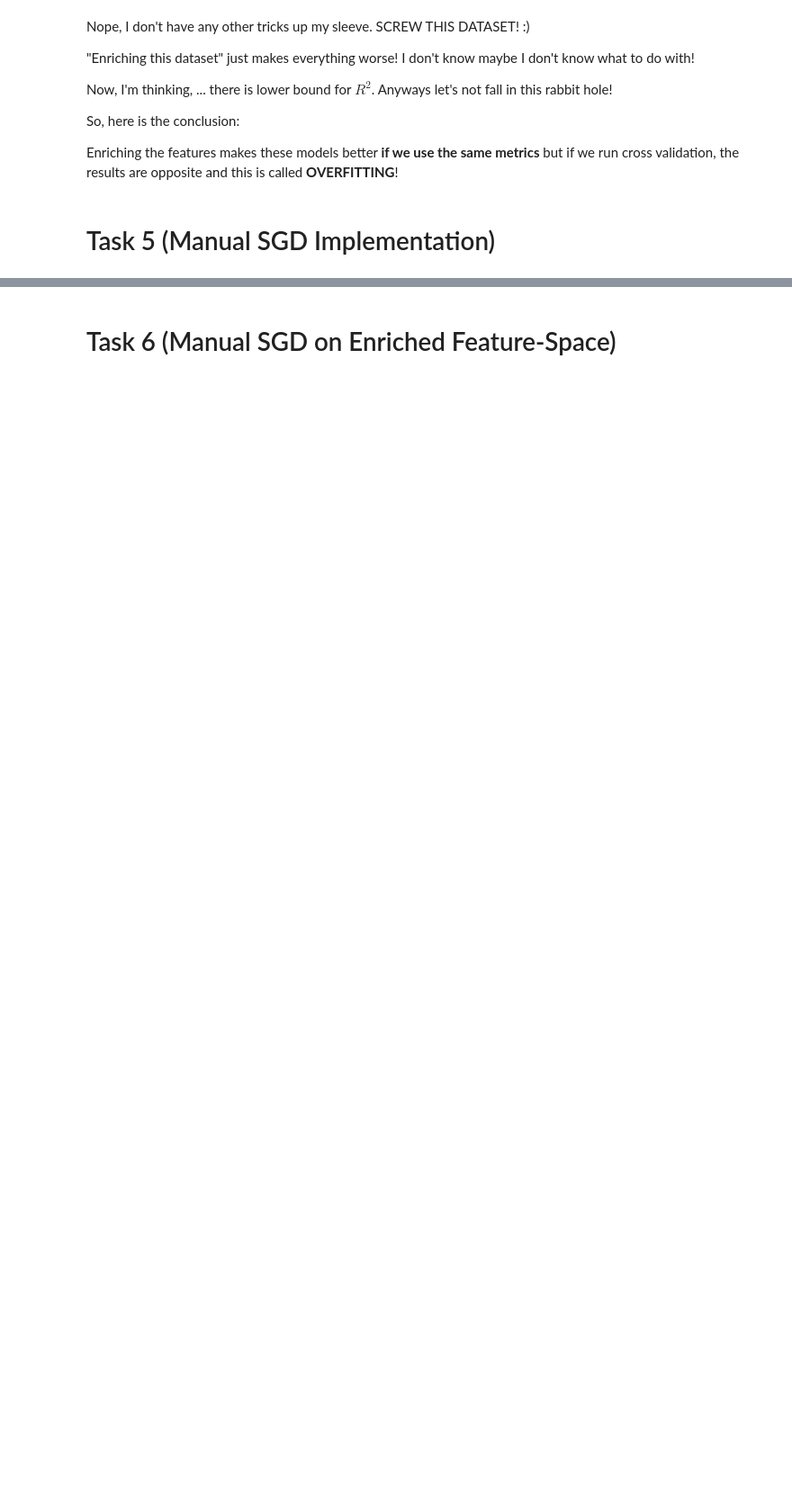
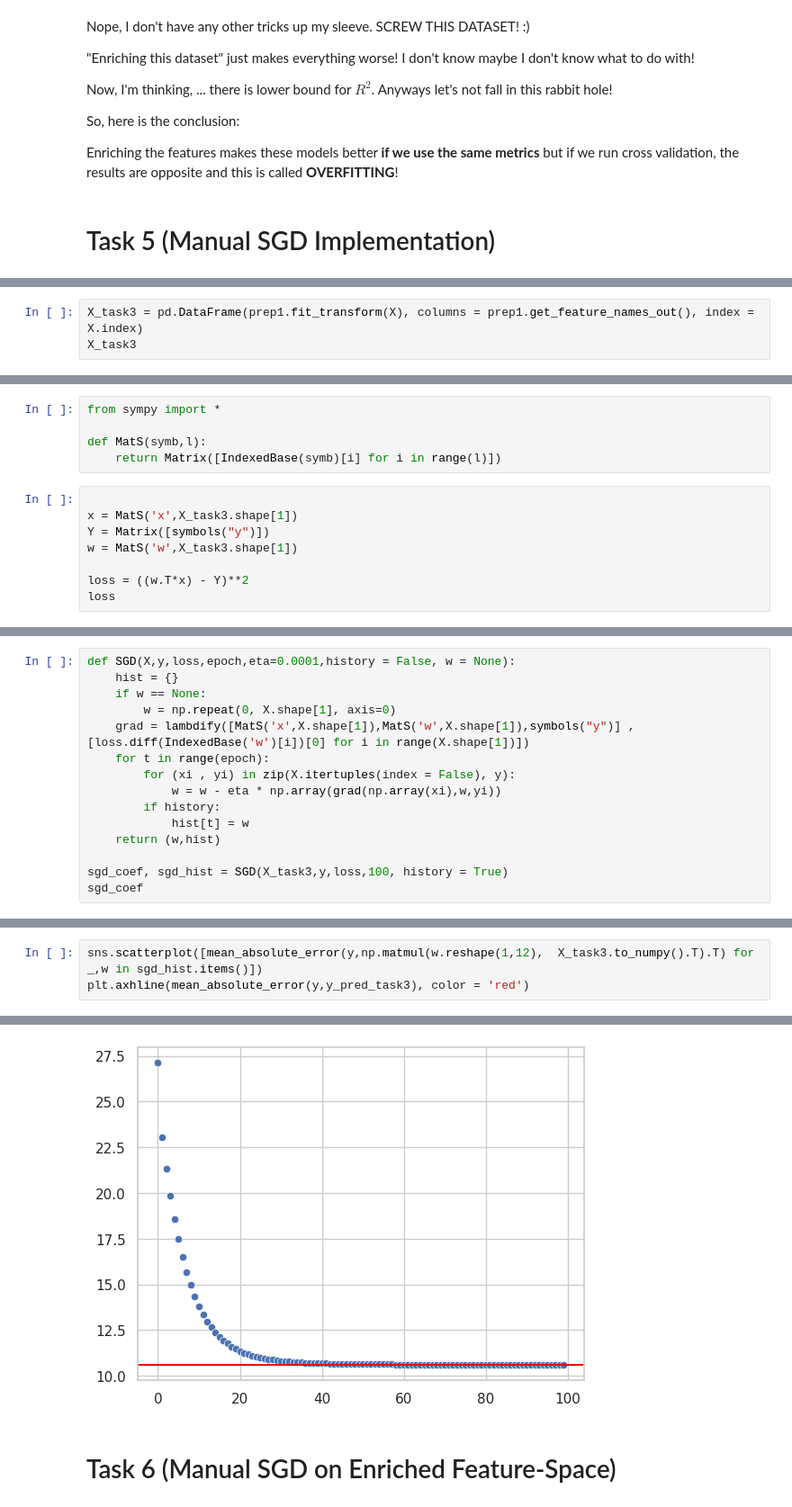
Before and after one commit to akp2003/Machine_Learning_Exercises, a Jupyter notebook: Adv_AI/P1/Project1.ipynb, the cells around one changed output, grey strips where cells are left out. Shown at 90% size. Saved outputs shown, nothing was run; the diff lists cells and outputs as text; blank space fills up the shorter version.

Commit message:
Add Task 5 and 6

```diff
--- a/Adv_AI/P1/Project1.ipynb
+++ b/Adv_AI/P1/Project1.ipynb
@@ -732,0 +722,3 @@ Enriching the features makes these models better **if we use the same metrics**
+# %%
+X_task3 = pd.DataFrame(prep1.fit_transform(X), columns = prep1.get_feature_names_out(), index = X.index)
+X_task3
@@ -732,0 +741,13 @@ Enriching the features makes these models better **if we use the same metrics**
+# %%
+from sympy import *
+
+def MatS(symb,l):
+    return Matrix([IndexedBase(symb)[i] for i in range(l)])
+# %%
+
+x = MatS('x',X_task3.shape[1])
+Y = Matrix([symbols("y")])
+w = MatS('w',X_task3.shape[1])
+
+loss = ((w.T*x) - Y)**2
+loss
@@ -732,0 +787,15 @@ Enriching the features makes these models better **if we use the same metrics**
+# %%
+def SGD(X,y,loss,epoch,eta=0.0001,history = False, w = None):
+    hist = {}
+    if w == None:
+        w = np.repeat(0, X.shape[1], axis=0)
+    grad = lambdify([MatS('x',X.shape[1]),MatS('w',X.shape[1]),symbols("y")] ,[loss.diff(IndexedBase('w')[i])[0] for i in range(X.shape[1])])
+    for t in range(epoch):
+        for (xi , yi) in zip(X.itertuples(index = False), y):
+            w = w - eta * np.array(grad(np.array(xi),w,yi))
+        if history:
+            hist[t] = w
+    return (w,hist)
+
+sgd_coef, sgd_hist = SGD(X_task3,y,loss,100, history = True)
+sgd_coef
@@ -732,0 +820,4 @@ Enriching the features makes these models better **if we use the same metrics**
+# %%
+sns.scatterplot([mean_absolute_error(y,np.matmul(w.reshape(1,12),  X_task3.to_numpy().T).T) for _,w in sgd_hist.items()])
+plt.axhline(mean_absolute_error(y,y_pred_task3), color = 'red')
+# %% [output]
@@ -733,2 +825,3 @@ Enriching the features makes these models better **if we use the same metrics**
+[figure, added]
 # %% [markdown]
 # Task 6 (Manual SGD on Enriched Feature-Space)
```
Also changed, not shown: parts of 36 cells of this notebook.
